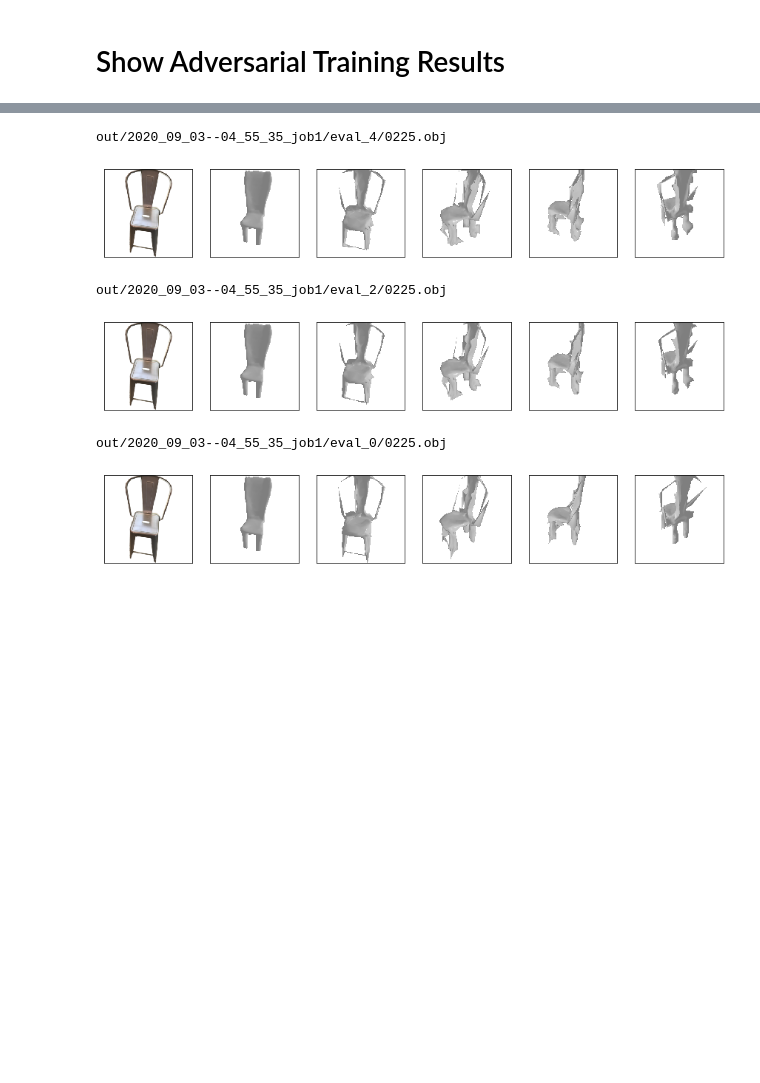
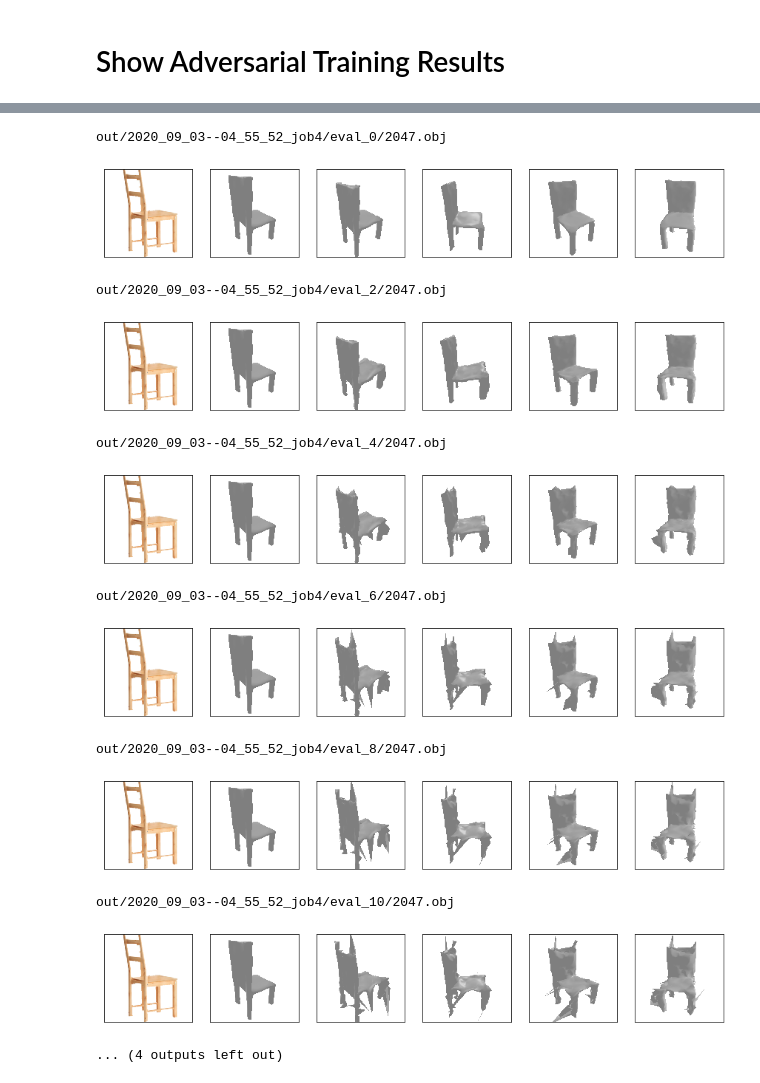
Before and after one commit to b7leung/sil_consistent_at_inference, a Jupyter notebook: notebooks/Adversarial Semantic Descriminator Debug.ipynb, the cells around one changed output, grey strips where cells are left out. Drawn from its saved outputs; the diff is of its cells as text; code cells hidden in the pictures; blank space fills up the shorter version.

```diff
--- a/notebooks/Adversarial Semantic Descriminator Debug.ipynb
+++ b/notebooks/Adversarial Semantic Descriminator Debug.ipynb
@@ -62,7 +62,7 @@ cfg = utils.load_config(cfg_path, "configs/default.yaml")
 # %% [markdown]
 # Show Adversarial Training Info
 # %%
-n="job1"
+n="job4"
 
 saved_model_path = "out/{}".format(get_exp_path(n))
 print(saved_model_path)
@@ -100,15 +101,3 @@ deform_gen_training_df.plot.line(x="iteration_fractional", y="sil_loss", title=s
-# %%
-# for displaying results of many jobs at once
-paths = []
-for i in range(11):
-    saved_model_path = "out/{}".format(get_exp_path("job{}".format(i+1)))
-    paths.append(saved_model_path)
-for p in paths:
-    training_info = pickle.load(open(os.path.join(p, "training_df.p"), "rb"))
-    semantic_dis_training_df = training_info["semantic_dis"]
-    deform_gen_training_df = training_info["deform_net_gen"]
-    #deform_gen_training_df.plot.line(y="total_loss", title=p)
-    deform_gen_training_df.plot.line(y="sil_loss", title=p)
 # %% [markdown]
 # Show Adversarial Training Results
 # %%
@@ -131,7 +120,7 @@ def show_meshes(cfg, device, saved_model_path, only_show_instances=[], num_novel
 
     for instance_name in processed_paths_dict:
         if len(only_show_instances) == 0 or instance_name in only_show_instances:
-            for processed_mesh_path in processed_paths_dict[instance_name]:
+            for processed_mesh_path in sorted(processed_paths_dict[instance_name], key= lambda x : int(str(x).split('/')[-2].replace("eval_", ""))):
 
                 input_image = Image.open(os.path.join(input_dir_img, instance_name+".png"))
                 with torch.no_grad():
@@ -201,12 +192,20 @@ out/2020_09_03--04_55_35_job1/eval_4/1869.obj
 ... (8 outputs left out)
 # %%
 # show a mesh throughout iterations
-instance_to_show = "0225"
+instance_to_show = "2047"
+#instance_to_show = "1752"
 show_meshes(cfg, device, saved_model_path, [instance_to_show])
 # %% [output]
-out/2020_09_03--04_55_35_job1/eval_4/0225.obj
+out/2020_09_03--04_55_52_job4/eval_0/2047.obj
-[figure, old version]
+[figure, new version]
-out/2020_09_03--04_55_35_job1/eval_2/0225.obj
+out/2020_09_03--04_55_52_job4/eval_2/2047.obj
-[figure, old version]
+[figure, new version]
-out/2020_09_03--04_55_35_job1/eval_0/0225.obj
+out/2020_09_03--04_55_52_job4/eval_4/2047.obj
-[figure, old version]
+[figure, new version]
+out/2020_09_03--04_55_52_job4/eval_6/2047.obj
+[figure, added]
+out/2020_09_03--04_55_52_job4/eval_8/2047.obj
+[figure, added]
+out/2020_09_03--04_55_52_job4/eval_10/2047.obj
+[figure, added]
+... (4 outputs left out)
```
Also changed, not shown: parts of 3 cells of this notebook, 19 other files.
